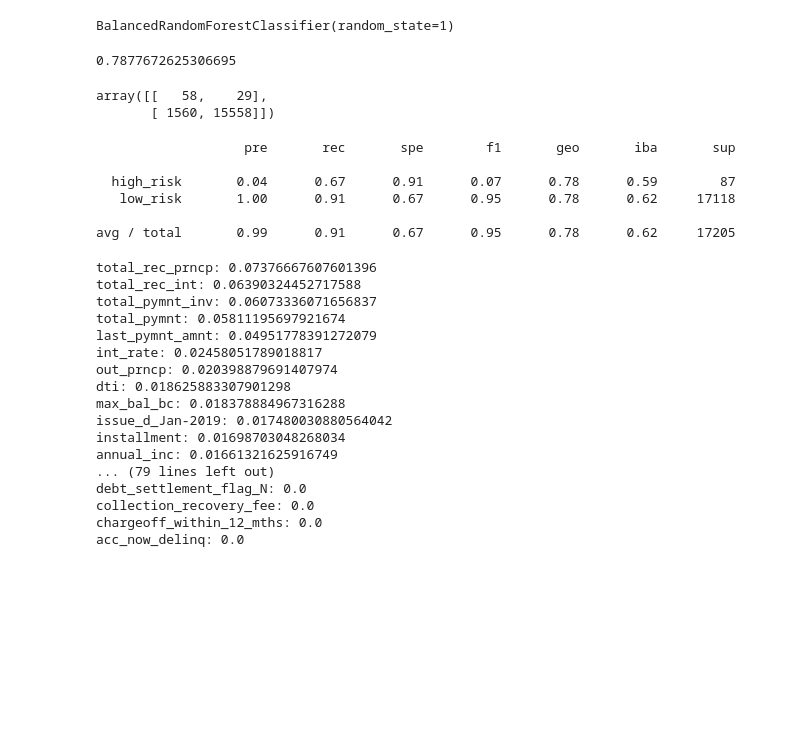
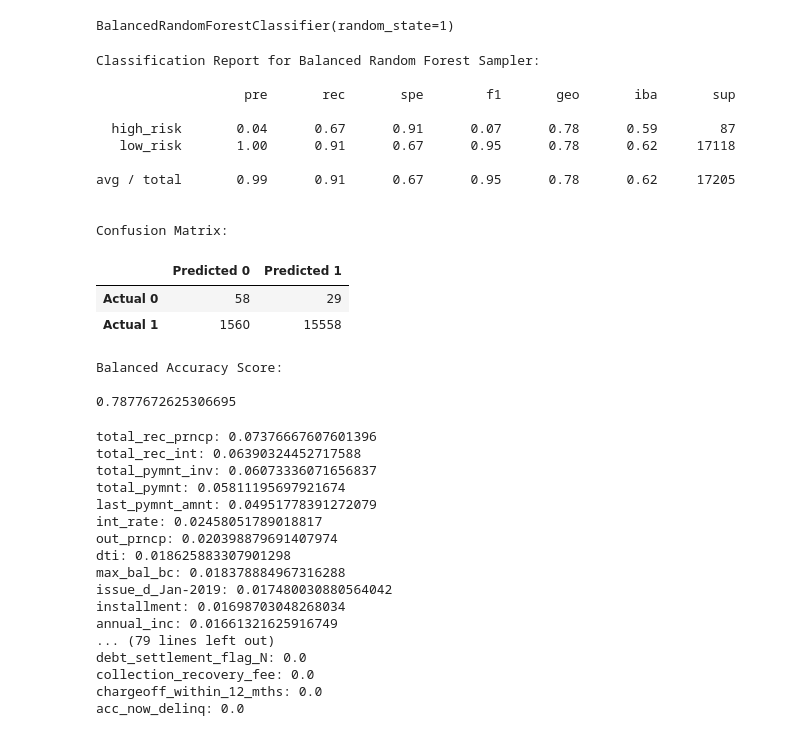
Before and after one commit to stefcenti2022/Credit_Risk_Analysis, a Jupyter notebook: credit_risk_ensemble.ipynb, the cells around one changed output. Saved outputs shown, nothing was run; the diff lists cells and outputs as text; code cells hidden in the pictures; blank space fills up the shorter version.

Commit message:
Complete code and report with images for D1 - D4.

```diff
--- a/credit_risk_ensemble.ipynb
+++ b/credit_risk_ensemble.ipynb
@@ -161,27 +211,39 @@ BalancedRandomForestClassifier(random_state=1)
 predictions = brf.predict(X_test)
 
 # Calculate score.
-balanced_accuracy_score(y_test, predictions)
+bas = balanced_accuracy_score(y_test, predictions)
-# %% [output]
-0.7877672625306695
 # %%
-# Display the confusion matrix
-confusion_matrix(y_test, predictions)
+# Create the confusion matrix
+cm = confusion_matrix(y_test, predictions)
+cm_df = pd.DataFrame(
+    cm, index=["Actual 0", "Actual 1"],
+    columns=["Predicted 0", "Predicted 1"]
+)
-# %% [output]
-array([[   58,    29],
-       [ 1560, 15558]])
 # %%
 # Print the imbalanced classification report
 from imblearn.metrics import classification_report_imbalanced
 
-print(classification_report_imbalanced(y_test, predictions))
+heading = 'Classification Report for Balanced Random Forest Sampler:'
+
+print_reports(heading, y_test, predictions, cm_df, bas)
 # %% [output]
+Classification Report for Balanced Random Forest Sampler:
+
                    pre       rec       spe        f1       geo       iba       sup
 
   high_risk       0.04      0.67      0.91      0.07      0.78      0.59        87
    low_risk       1.00      0.91      0.67      0.95      0.78      0.62     17118
 
 avg / total       0.99      0.91      0.67      0.95      0.78      0.62     17205
+
+
+Confusion Matrix:
+|  | Predicted 0 | Predicted 1 |
+| Actual 0 | 58 | 29 |
+| Actual 1 | 1560 | 15558 |
+Balanced Accuracy Score:
+
+0.7877672625306695
 # %%
 # List the features sorted in descending order by feature importance
 features = sorted(zip(brf.feature_importances_, X.columns), reverse=True)
```
Also changed, not shown: parts of 5 cells of this notebook, 9 other files.
